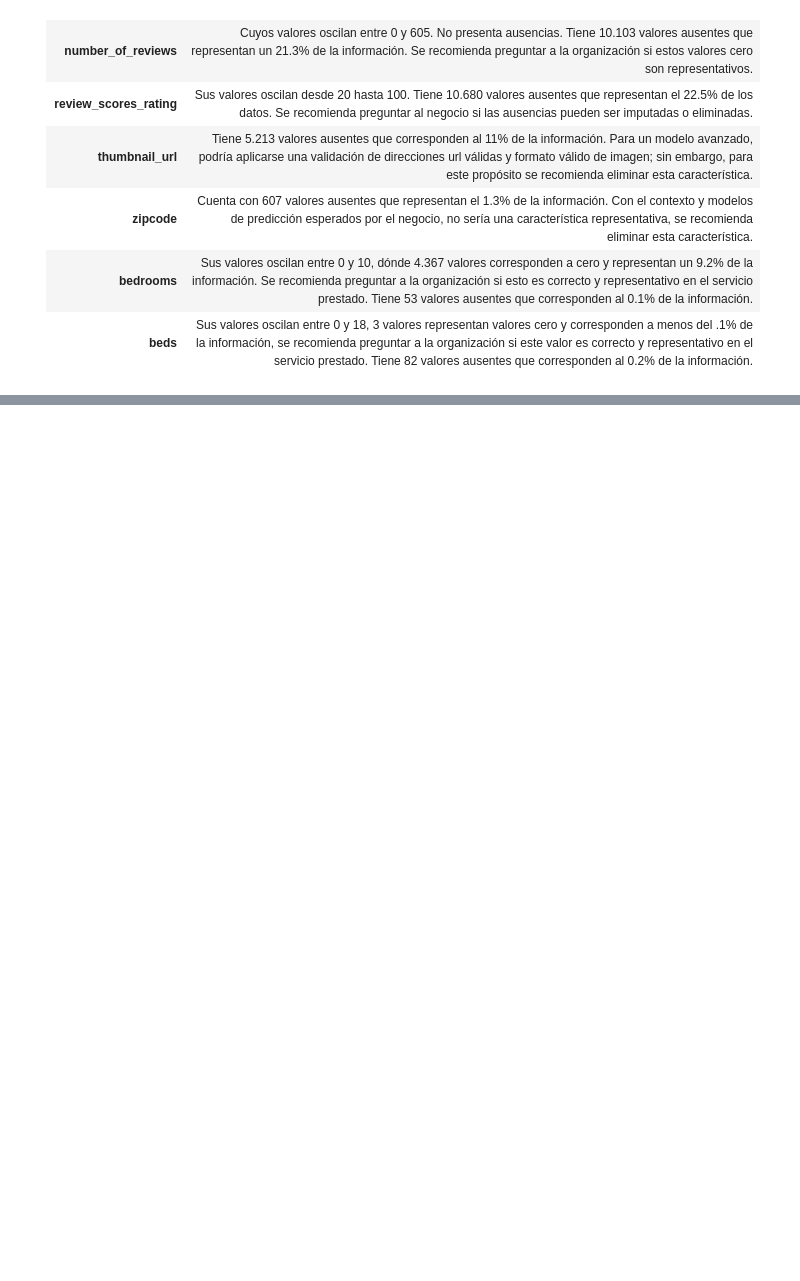
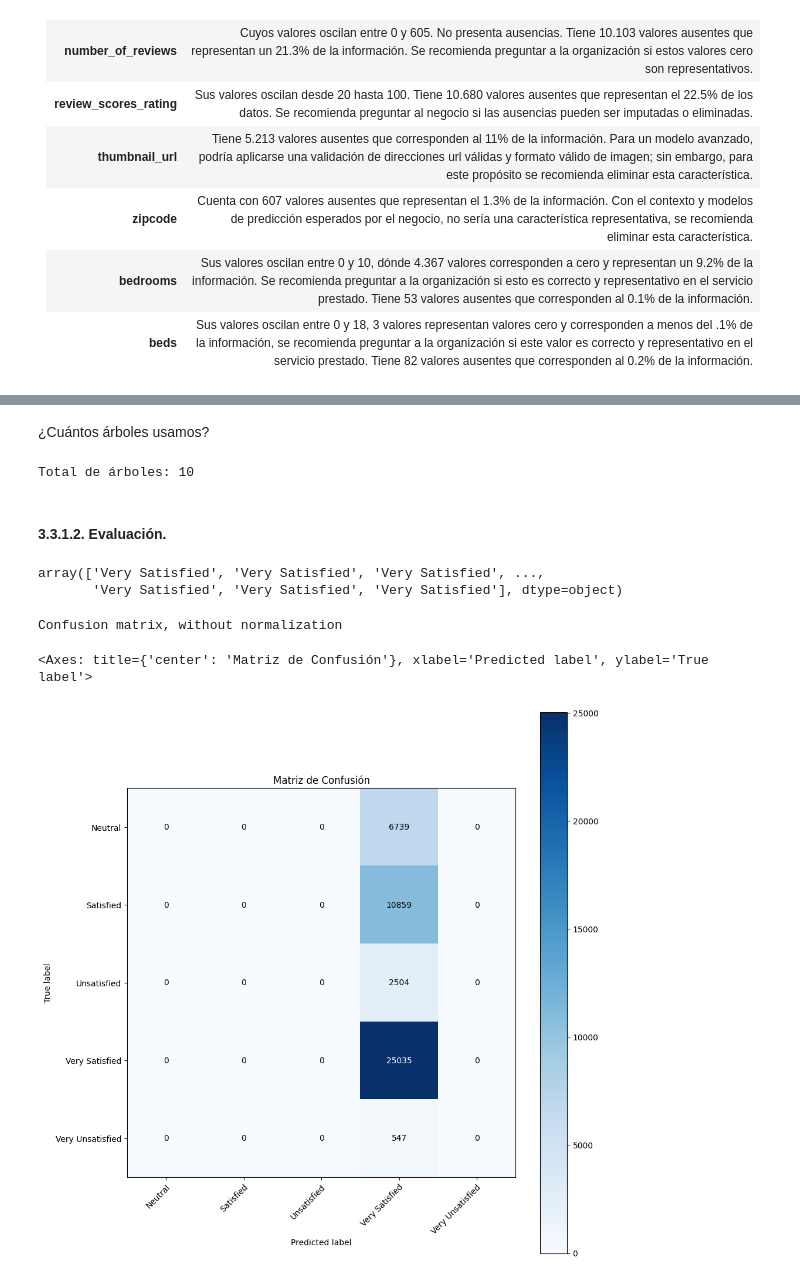
Before and after one commit to fcastellanosp/MINE-4206_202410_AML, a Jupyter notebook: Laboratorios/Laboratorio 2/Sesión 2.ipynb, the cells around one changed output, grey strips where cells are left out. Drawn from its saved outputs; the diff is of its cells as text; code cells hidden in the pictures; blank space fills up the shorter version.

```diff
--- a/Laboratorios/Laboratorio 2/Sesión 2.ipynb
+++ b/Laboratorios/Laboratorio 2/Sesión 2.ipynb
@@ -91,0 +725,6 @@ Las recomendaciones de tratamiento de la información para cada una de las carac
+# %%
+pipe = Pipeline(steps=[
+    ('column_transformer', preprocessor)
+])
+
+pipe
@@ -91,0 +751,2 @@ Las recomendaciones de tratamiento de la información para cada una de las carac
+# %%
+pipe.fit_transform(X_train)
@@ -91,0 +824,9 @@ Las recomendaciones de tratamiento de la información para cada una de las carac
+# %%
+%%time
+estimators_rfc_bm = [
+        ('transform', preprocessor),
+        ('classifier', RandomForestClassifier(n_estimators=10, max_depth=3, random_state=my_seed))
+]
+
+rfc_bm_pipe = Pipeline(estimators_rfc_bm)
+rfc_bm_pipe.fit(X_train, Y_train)
@@ -91,0 +853,22 @@ Las recomendaciones de tratamiento de la información para cada una de las carac
+# %% [markdown]
+¿Cuántos árboles usamos?
+# %%
+print(f"Total de árboles: {len(rfc_bm_pipe[1].estimators_)}")
+# %% [output]
+Total de árboles: 10
+# %% [markdown]
+#### 3.3.1.2. Evaluación.
+# %%
+y_pred_rfc_bm = rfc_bm_pipe.predict(X_train)
+y_pred_rfc_bm
+# %% [output]
+array(['Very Satisfied', 'Very Satisfied', 'Very Satisfied', ...,
+       'Very Satisfied', 'Very Satisfied', 'Very Satisfied'], dtype=object)
+# %%
+classes = rfc_bm_pipe[1].classes_
+plot_confusion_matrix(y_true=Y_train, y_pred=y_pred_rfc_bm, classes=classes,
+                      title='Matriz de Confusión')
+# %% [output]
+Confusion matrix, without normalization
+<Axes: title={'center': 'Matriz de Confusión'}, xlabel='Predicted label', ylabel='True label'>
+[figure, added]
```
Also changed, not shown: parts of 184 cells of this notebook.
